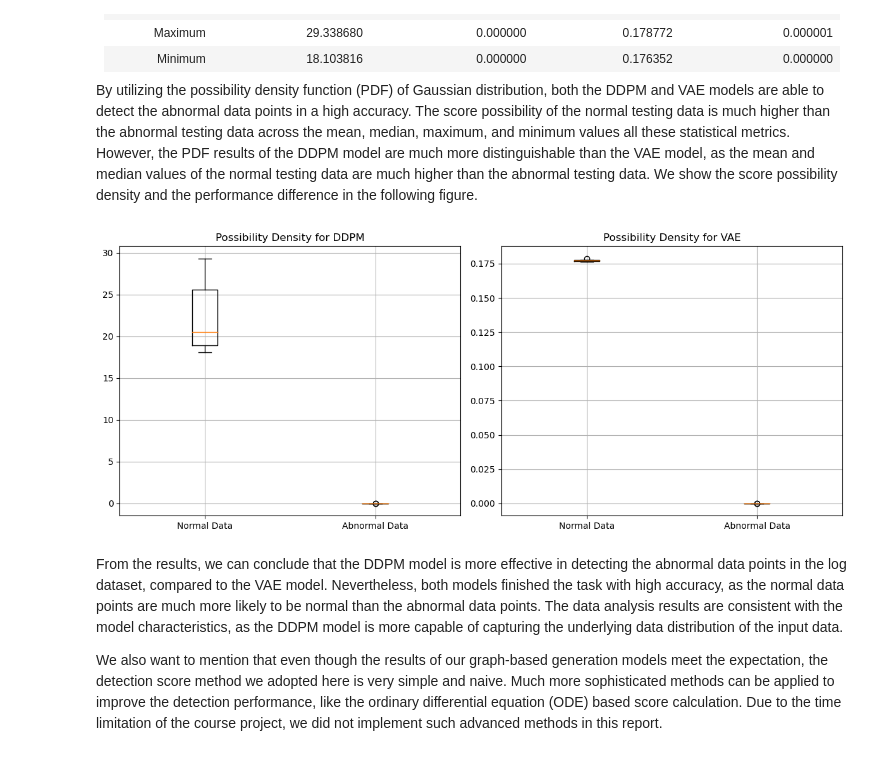
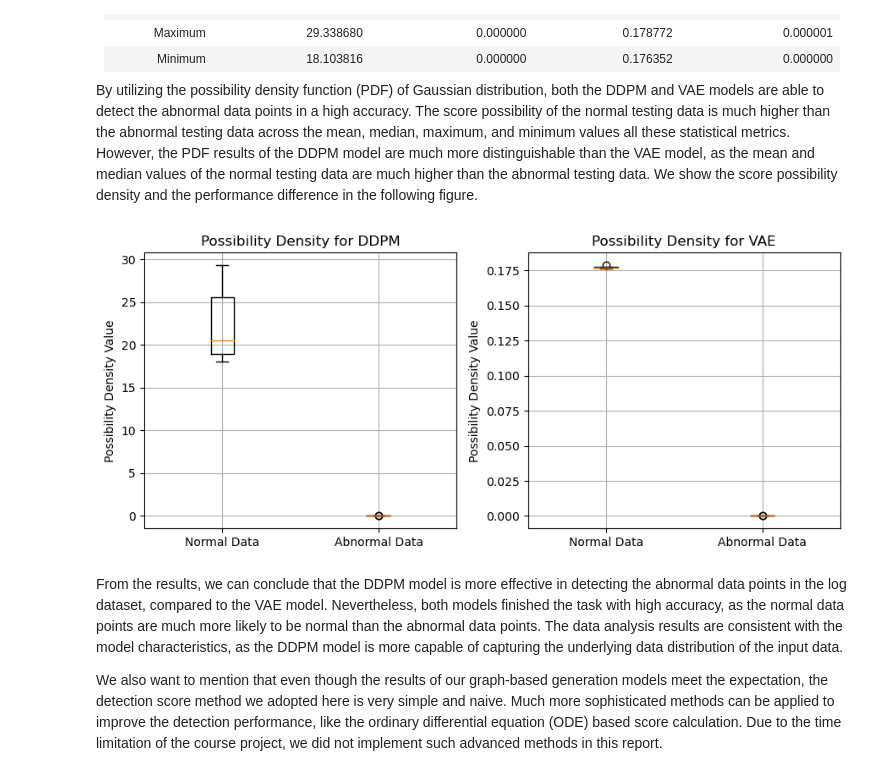
Before and after one commit to Klasnov/graph_abnormal_detect, a Jupyter notebook: report_gml&rlt.ipynb, the cells around one changed output. Drawn from its saved outputs; the diff is of its cells as text; code cells hidden in the pictures.

Commit message:
updated figure

```diff
--- a/report_gml&rlt.ipynb
+++ b/report_gml&rlt.ipynb
@@ -1235,30 +1235,32 @@ By utilizing the possibility density function (PDF) of Gaussian distribution, bo
 # %%
 import matplotlib.pyplot as plt
 import torch
 %matplotlib inline
 
 ddpm_norm = torch.load("results/ddpm_normal_pdf.pt", weights_only=True)
 ddpm_abnorm = torch.load("results/ddpm_abnormal_pdf.pt", weights_only=True)
 vae_norm = torch.load("results/vae_normal_pdf.pt", weights_only=True)
 vae_abnorm = torch.load("results/vae_abnormal_pdf.pt", weights_only=True)
 
-plt.figure(figsize=(12, 5))
+plt.figure(figsize=(9, 4))
 plt.subplot(1, 2, 1)
 plt.boxplot([ddpm_norm, ddpm_abnorm])
 plt.title("Possibility Density for DDPM")
 plt.xticks([1, 2], ["Normal Data", "Abnormal Data"])
+plt.ylabel("Possibility Density Value")
 plt.grid()
 
 plt.subplot(1, 2, 2)
 plt.boxplot([vae_norm, vae_abnorm])
 plt.title("Possibility Density for VAE")
 plt.xticks([1, 2], ["Normal Data", "Abnormal Data"])
+plt.ylabel("Possibility Density Value")
 plt.grid()
 
 plt.tight_layout()
 plt.show()
 # %% [output]
-[figure, old version]
+[figure, new version]
 # %% [markdown]
 From the results, we can conclude that the DDPM model is more effective in detecting the abnormal data points in the log dataset, compared to the VAE model. Nevertheless, both models finished the task with high accuracy, as the normal data points are much more likely to be normal than the abnormal data points. The data analysis results are consistent with the model characteristics, as the DDPM model is more capable of capturing the underlying data distribution of the input data.
 
```
Also changed, not shown: 1 other file.
